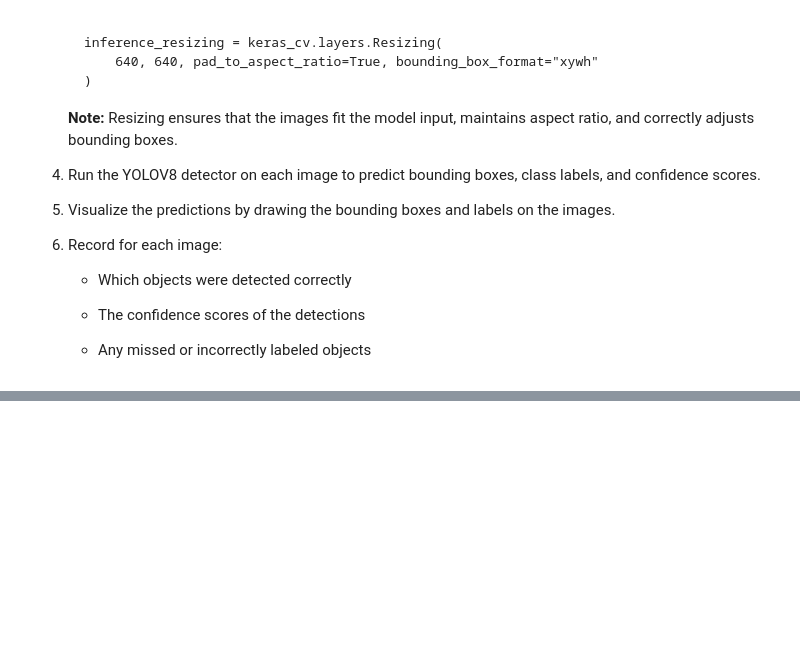
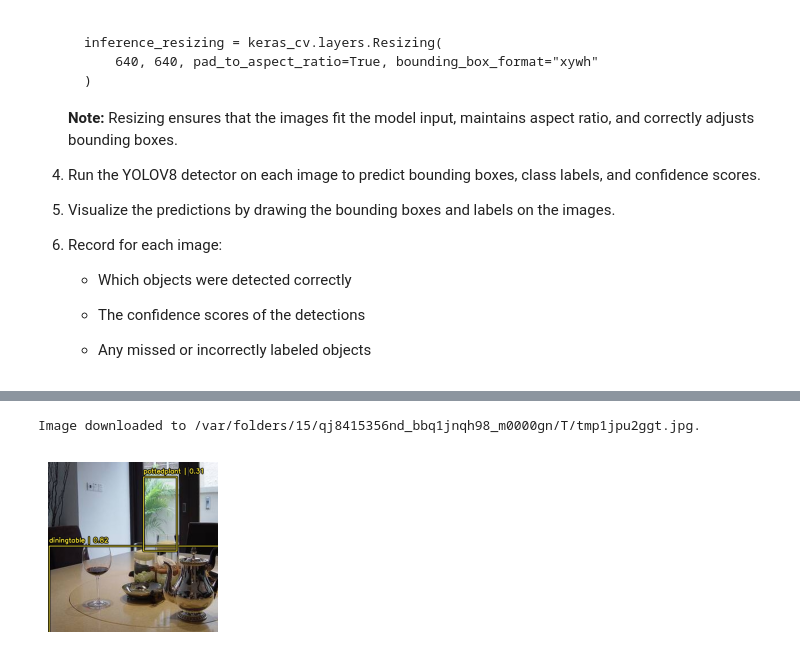
Before and after one commit to nbamardouf-source/arti560-computer-vision-labs, a Jupyter notebook: lab04-object-detection/lab04-object-detection-exercise.ipynb, the cells around one changed output, grey strips where cells are left out. Drawn from its saved outputs; the diff is of its cells as text; code cells hidden in the pictures; blank space fills up the shorter version.

```diff
--- a/lab04-object-detection/lab04-object-detection-exercise.ipynb
+++ b/lab04-object-detection/lab04-object-detection-exercise.ipynb
@@ -143,0 +200,5 @@ keras_cv.visualization.plot_bounding_box_gallery(
+# %%
+pred2 = run_one_image(image_urls[2])
+# %% [output]
+Image downloaded to /var/folders/15/qj8415356nd_bbq1jnqh98_m0000gn/T/tmp1jpu2ggt.jpg.
+[figure, added]
```
Also changed, not shown: parts of 13 cells of this notebook.
